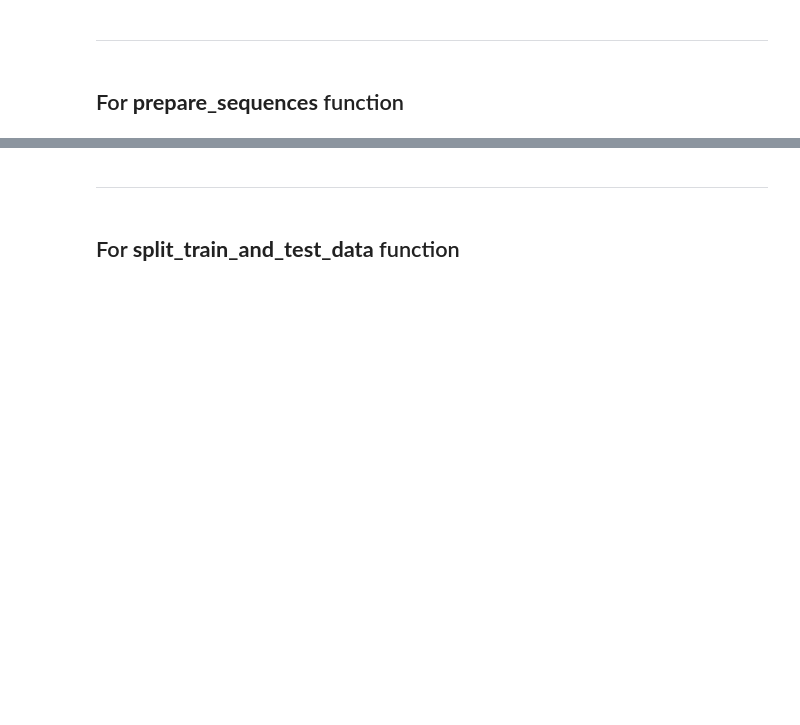
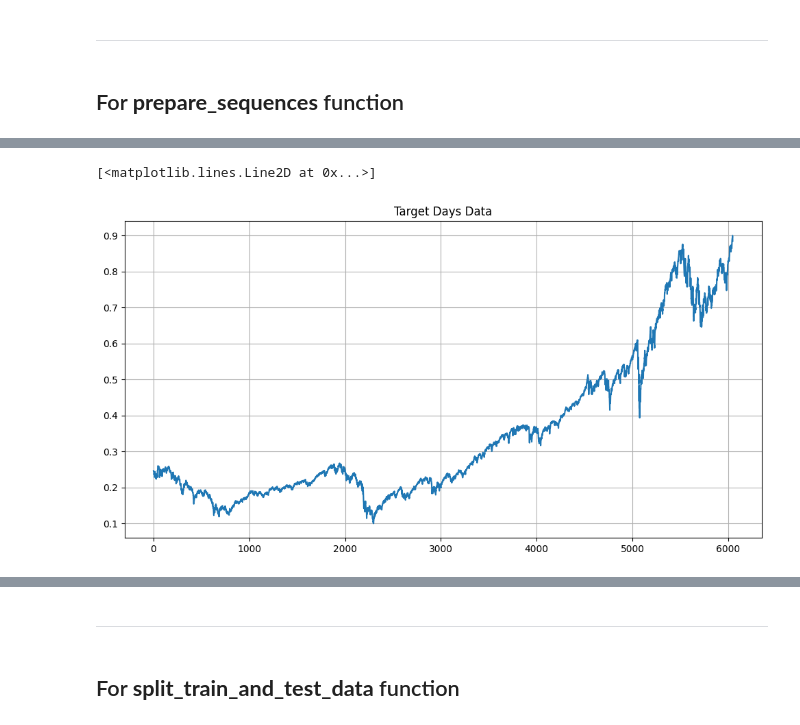
Before and after one commit to BoykoPetevBoev/Stock-Market-Prediction, a Jupyter notebook: src/models/lstm/lstm_normalize.ipynb, the cells around one changed output, grey strips where cells are left out. Saved outputs shown, nothing was run; the diff lists cells and outputs as text; code cells hidden in the pictures; blank space fills up the shorter version.

```diff
--- a/src/models/lstm/lstm_normalize.ipynb
+++ b/src/models/lstm/lstm_normalize.ipynb
@@ -113,3 +127,9 @@ plot_chart_line(y, label='Price', title='Data')
+# %%
+plt = config_chart('Target Days Data')
+plt.plot(y)
+# %% [output]
+[<matplotlib.lines.Line2D at 0x...>]
+[figure, added]
 # %%
 dates
 # %% [output]
```
Also changed, not shown: parts of 34 cells of this notebook, 1 other file.
